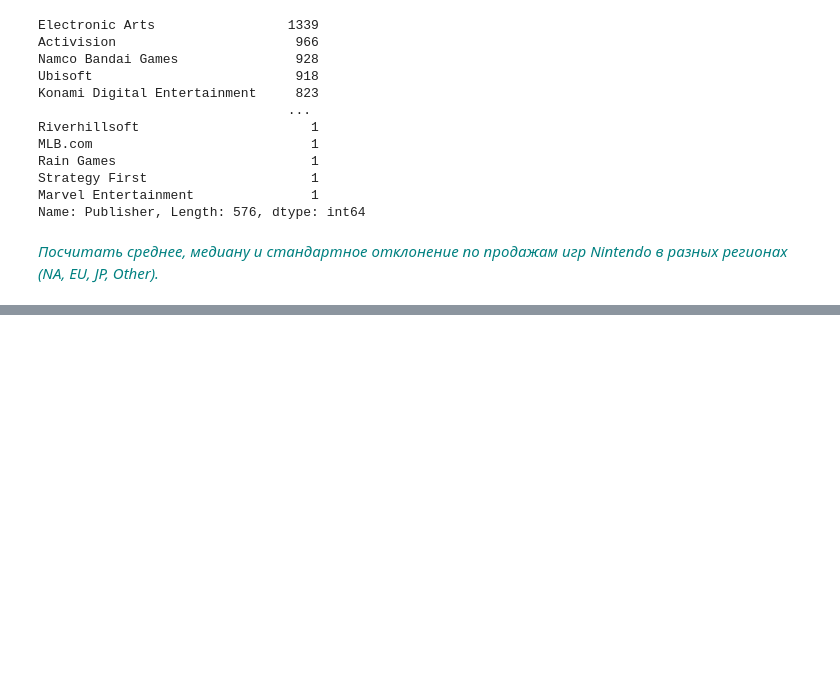
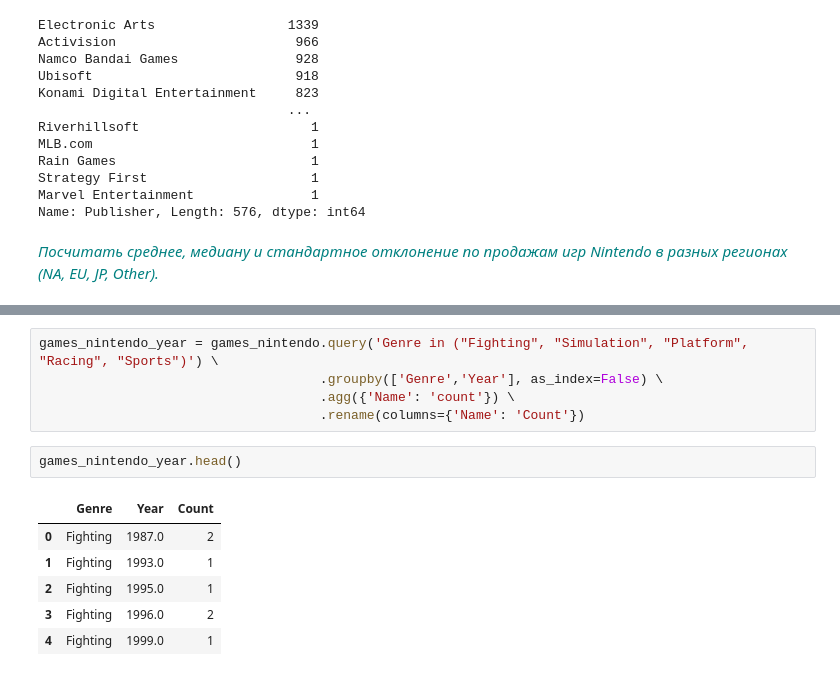
Before and after one commit to bkuspayev/python_repo, a Jupyter notebook: statistics/project_videogames/videogames_analysis.ipynb, the cells around one changed output, grey strips where cells are left out. Saved outputs shown, nothing was run; the diff lists cells and outputs as text; blank space fills up the shorter version.

```diff
--- a/statistics/project_videogames/videogames_analysis.ipynb
+++ b/statistics/project_videogames/videogames_analysis.ipynb
@@ -130,0 +158,14 @@ Name: Publisher, Length: 576, dtype: int64
+# %%
+games_nintendo_year = games_nintendo.query('Genre in ("Fighting", "Simulation", "Platform", "Racing", "Sports")') \
+                                    .groupby(['Genre','Year'], as_index=False) \
+                                    .agg({'Name': 'count'}) \
+                                    .rename(columns={'Name': 'Count'})
+# %%
+games_nintendo_year.head()
+# %% [output]
+|  | Genre | Year | Count |
+| 0 | Fighting | 1987.0 | 2 |
+| 1 | Fighting | 1993.0 | 1 |
+| 2 | Fighting | 1995.0 | 1 |
+| 3 | Fighting | 1996.0 | 2 |
+| 4 | Fighting | 1999.0 | 1 |
```
Also changed, not shown: parts of 6 cells of this notebook.
